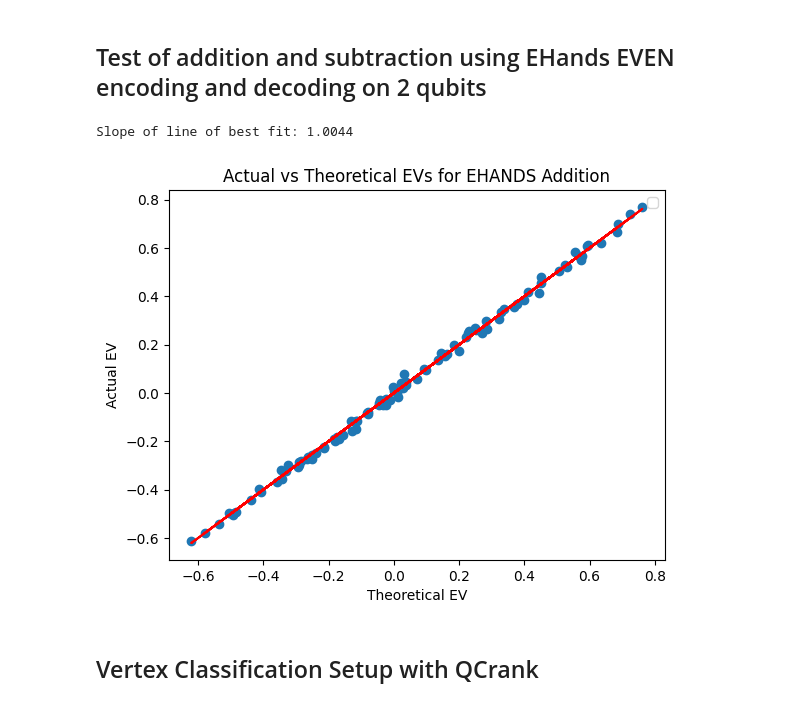
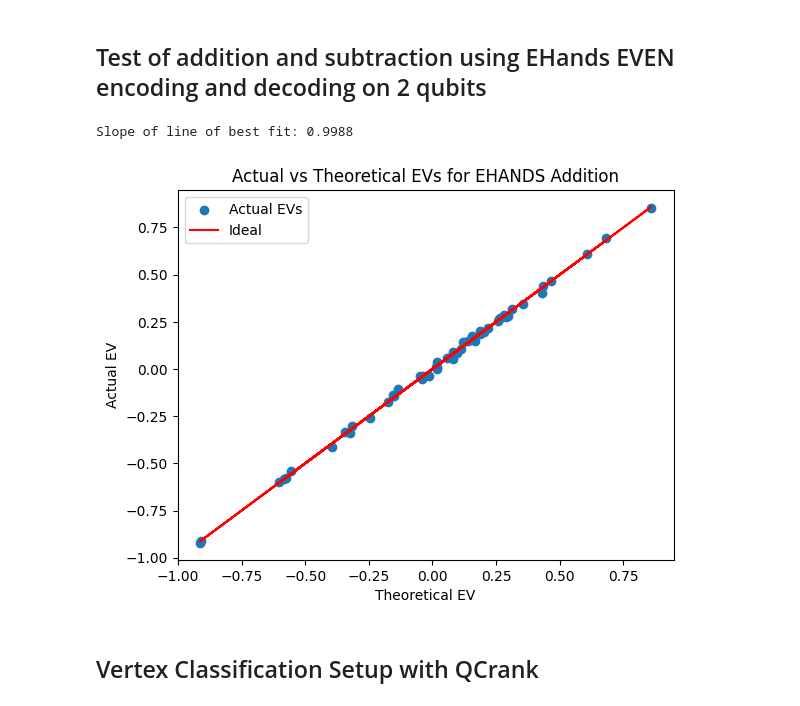
Before and after one commit to Burned357Waffles/Marching-Qubes-Thesis, a Jupyter notebook: ehands_qcrank_vertex_classification.ipynb, the cells around one changed output. Drawn from its saved outputs; the diff is of its cells as text; code cells hidden in the pictures.

```diff
--- a/ehands_qcrank_vertex_classification.ipynb
+++ b/ehands_qcrank_vertex_classification.ipynb
@@ -130,10 +128,10 @@ def display_statevector(qc):
 
     return state
 # %%
-def plot_residuals(actual, theory, title, x_label, y_label):
+def plot_residuals(actual, theory, title, x_label, y_label, legend):
     # plot residual
-    plt.scatter(theory, actual)
-    plt.plot(theory, theory, color='red')
+    plt.scatter(theory, actual, label=legend)
+    plt.plot(theory, theory, color='red', label='Ideal')
     # calculate slope of line of best fit
     coefficients = np.polyfit(theory, actual, 1)
     print(f"Slope of line of best fit: {coefficients[0]:.4f}")
@@ -142,6 +140,7 @@ def plot_residuals(actual, theory, title, x_label, y_label):
     plt.ylabel(y_label)
     plt.title(title)
     plt.legend()
+
     plt.show()
 # %%
 def ehands_addition(qc, q_a, q_b, weight, negation=False):
@@ -224,20 +223,21 @@ def test_ehands_addition(x0, x1, negation):
 # %%
 actual_evs = []
 theoretical_evs = []
 
-for _ in range(100):
+for _ in range(50):
     input_values = (random.uniform(-0.99, 0.99), random.uniform(-0.99, 0.99), random.choice([True, False]))
     #print(f"Testing with input values: {input_values}")
     ev_actual, ev_theory = test_ehands_addition(input_values[0], input_values[1], negation=input_values[2])
     actual_evs.append(ev_actual)
     theoretical_evs.append(ev_theory)
 
 title = 'Actual vs Theoretical EVs for EHANDS Addition'
 x_label = 'Theoretical EV'
 y_label = 'Actual EV'
-plot_residuals(actual_evs, theoretical_evs, title, x_label, y_label)
+legend = 'Actual EVs'
+plot_residuals(actual_evs, theoretical_evs, title, x_label, y_label, legend)
 # %% [output]
-Slope of line of best fit: 1.0044
+Slope of line of best fit: 0.9988
-[figure, old version]
+[figure, new version]
 # %% [markdown]
 ## Vertex Classification Setup with QCrank
```
Also changed, not shown: parts of 21 cells of this notebook.
